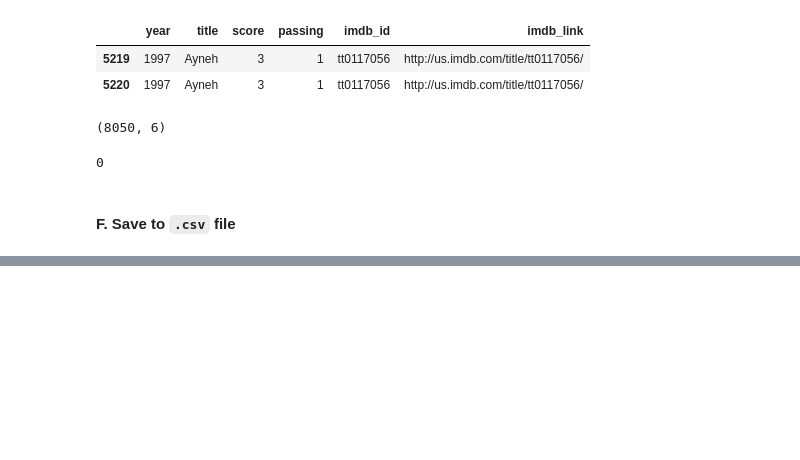
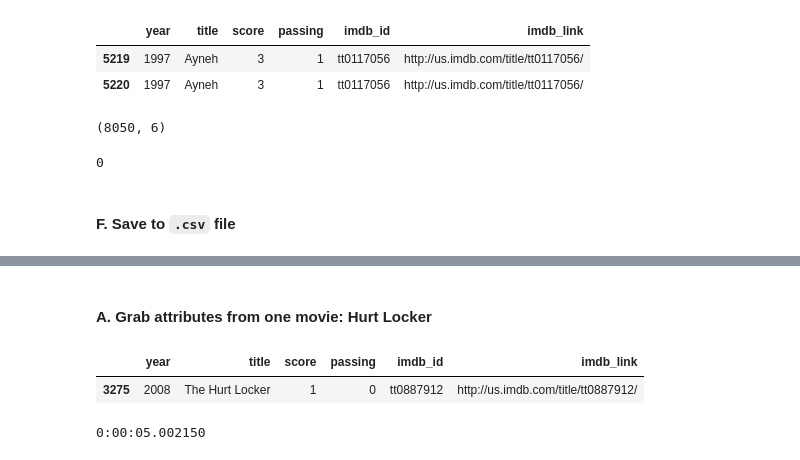
Before and after one commit to MagicMilly/women-in-film-analysis-dashboard, a Jupyter notebook: web_scraping.ipynb, the cells around one changed output, grey strips where cells are left out. Cells and saved outputs as stored; diff of their text form; code cells hidden in the pictures; blank space fills up the shorter version.

```diff
--- a/web_scraping.ipynb
+++ b/web_scraping.ipynb
@@ -500,0 +506,3 @@ bechdel_df.to_csv('my_data/bechdel_test_movies.csv', index=False)
+# %%
+df = pd.read_csv('my_data/bechdel_test_movies.csv')
+df.head()
@@ -500,0 +516,7 @@ bechdel_df.to_csv('my_data/bechdel_test_movies.csv', index=False)
+# %% [markdown]
+#### A. Grab attributes from one movie: Hurt Locker
+# %%
+df.loc[df.title == 'The Hurt Locker']
+# %% [output]
+|  | year | title | score | passing | imdb_id | imdb_link |
+| 3275 | 2008 | The Hurt Locker | 1 | 0 | tt0887912 | http://us.imdb.com/title/tt0887912/ |
@@ -500,0 +525,7 @@ bechdel_df.to_csv('my_data/bechdel_test_movies.csv', index=False)
+# %%
+start = datetime.now()
+sleep(5)
+elapsed = datetime.now() - start
+print(elapsed)
+# %% [output]
+0:00:05.002150
```
Also changed, not shown: parts of 7 cells of this notebook.
